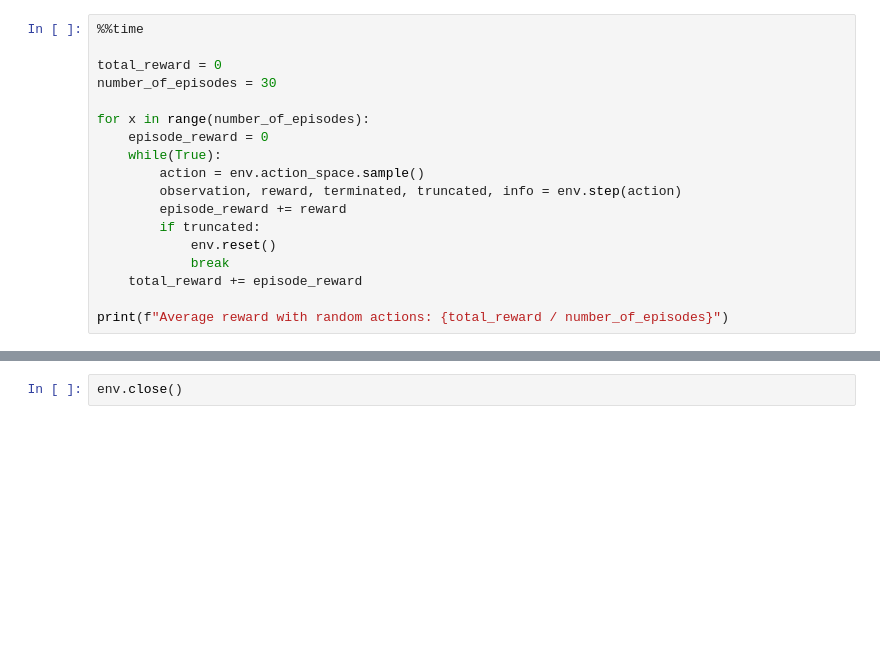
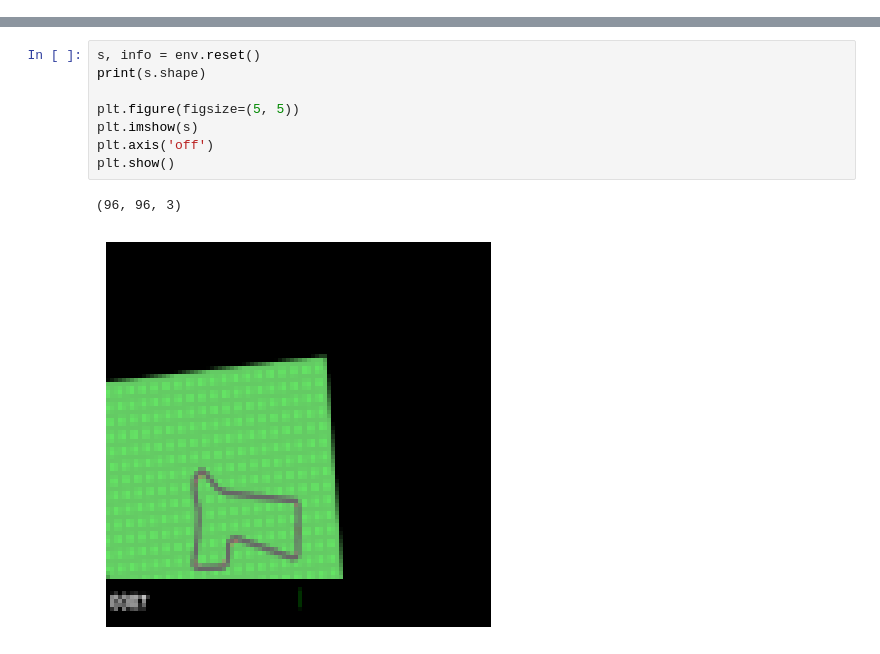
Before and after one commit to Nick24-hub/Advanced-Topics-in-Neural-Networks-Car-Racing, a Jupyter notebook: Car_Racing.ipynb, the cells around one changed output, grey strips where cells are left out. Saved outputs shown, nothing was run; the diff lists cells and outputs as text; blank space fills up the shorter version.

```diff
--- a/Car_Racing.ipynb
+++ b/Car_Racing.ipynb
@@ -28,18 +15,0 @@ env.reset()
-# %%
-%%time
-
-total_reward = 0
-number_of_episodes = 30
-
-for x in range(number_of_episodes):
-    episode_reward = 0
-    while(True):
-        action = env.action_space.sample()
-        observation, reward, terminated, truncated, info = env.step(action)
-        episode_reward += reward
-        if truncated:
-            env.reset()
-            break
-    total_reward += episode_reward
-
-print(f"Average reward with random actions: {total_reward / number_of_episodes}")
@@ -50,2 +16,11 @@ Wall time: 3min 17s
-# %%
-env.close()
+# %%
+s, info = env.reset()
+print(s.shape)
+
+plt.figure(figsize=(5, 5))
+plt.imshow(s)
+plt.axis('off')
+plt.show()
+# %% [output]
+(96, 96, 3)
+[figure, added]
```
Also changed, not shown: parts of 19 cells of this notebook, 1 other file.
